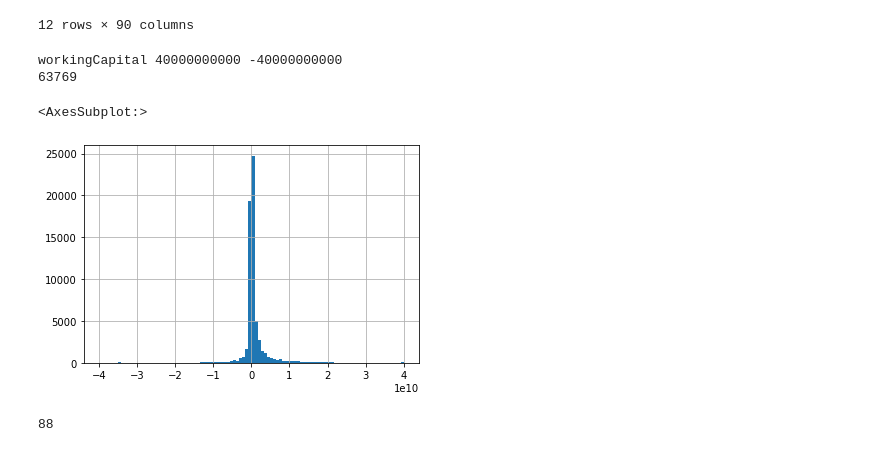
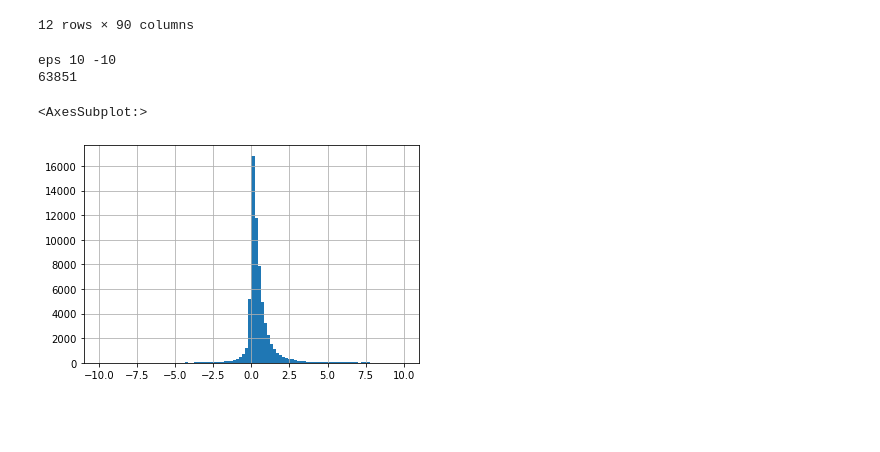
Before and after one commit to oldhiltonian/nyse-ml, a Jupyter notebook: nyse_ml/1_initial.ipynb, the cells around one changed output. Saved outputs shown, nothing was run; the diff lists cells and outputs as text; code cells hidden in the pictures; blank space fills up the shorter version.

Commit message:
Determining approapriate metric bounds

```diff
--- a/nyse_ml/1_initial.ipynb
+++ b/nyse_ml/1_initial.ipynb
@@ -359,25 +359,26 @@ cleaned_df.describe(percentiles=[0, 0.025, 0.05, 0.95, 0.975, 1.0])
 | max | 794.861111 | 16454.666667 | 1.554834e+06 | 5.176336e+04 | 277352.587531 | ... |
 12 rows × 90 columns
 # %%
-data = {   "workingCapital": [-40000000000, 40000000000]  }
+data = {   "eps": [-10, 10]  }
 # data = {"bookValuePerShare": [-100, 150],}
 string = list(data.keys())[0]
 lower = data[string][0]
 upper = data[string][1]
 print(string, upper, lower)
 at = cleaned_df[string]
 # at.hist(bins=50)
 at_ = at[(at > lower) & (at < upper)]
 print(len(at_))
 at_.hist(bins=100)
 # at_.plot(kind='box')
 # %% [output]
-workingCapital 40000000000 -40000000000
-63769
+eps 10 -10
+63851
 <AxesSubplot:>
-[figure, old version]
+[figure, new version]
 # %%
-sum(cleaned_df.tangibleAssetValue == 0)
+import json
+
+with open('metric_bounds.json') as f:
+    metric_bounds = json.load(f)
-# %% [output]
-88
 # %%
```
Also changed, not shown: parts of 3 cells of this notebook, 1 other file.
